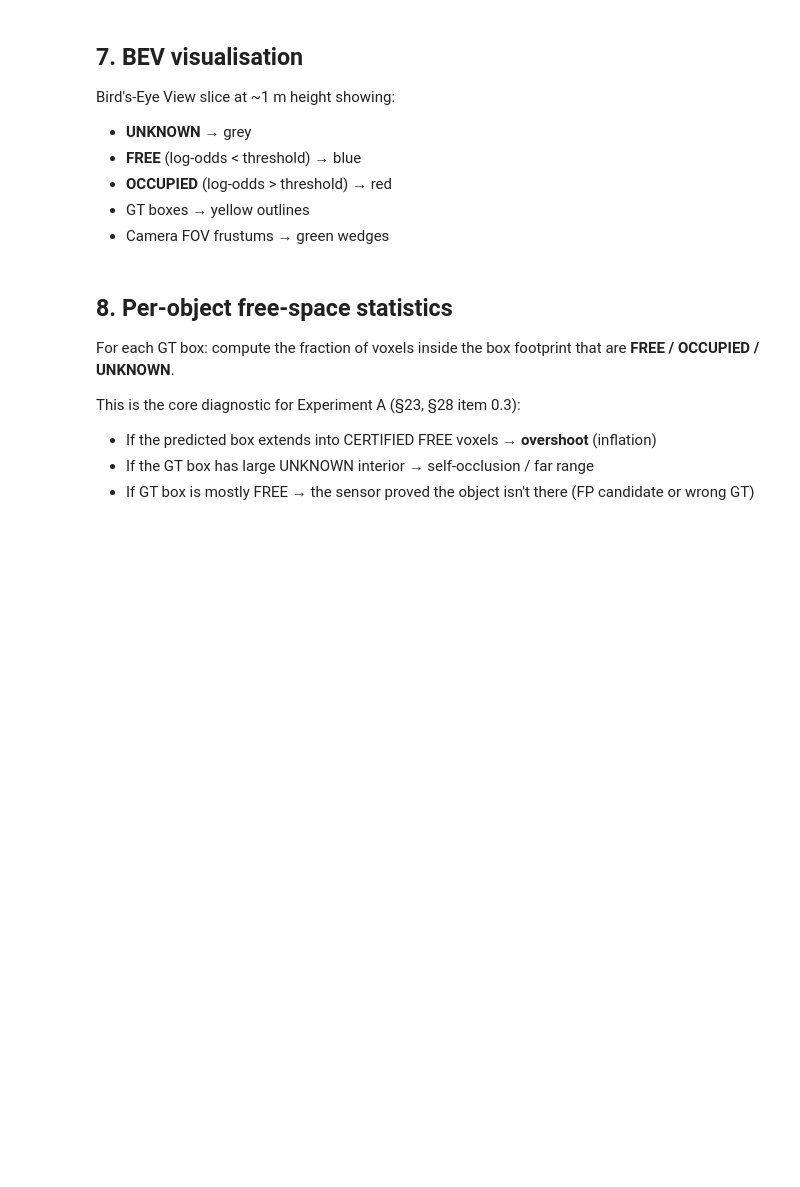
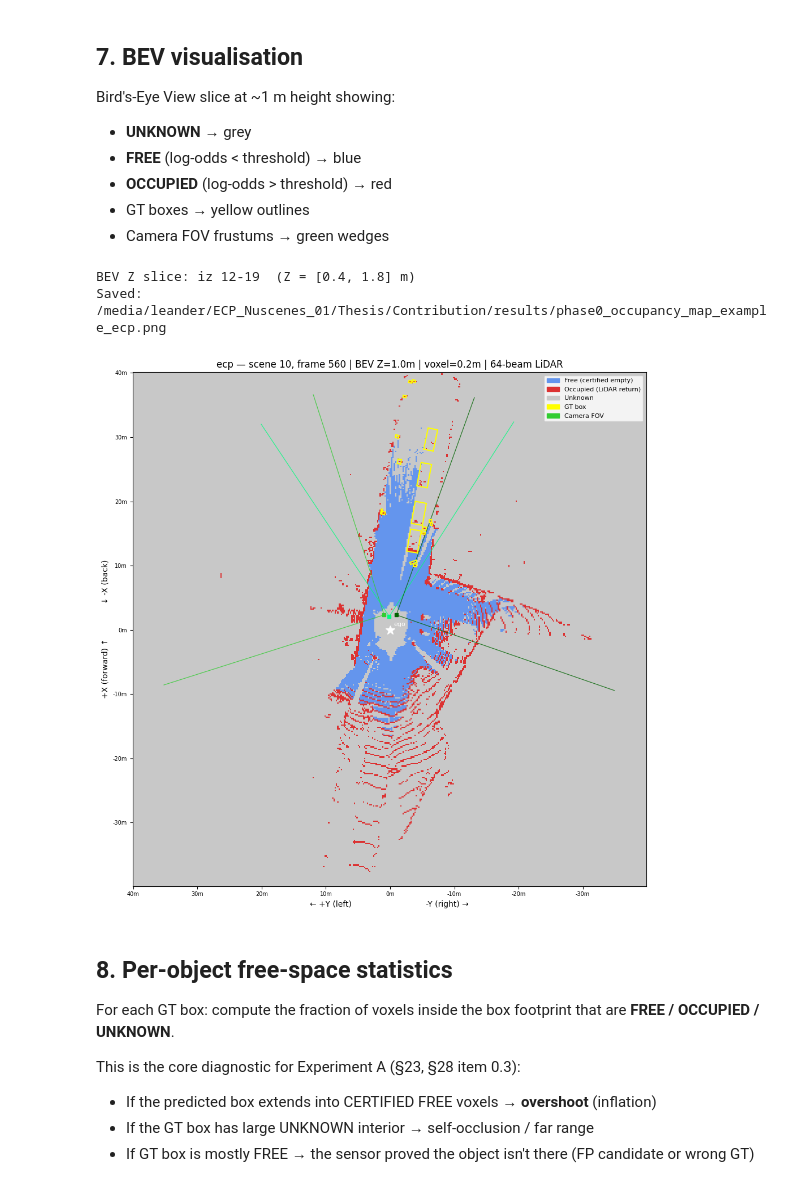
Before and after one commit to aelelito/Thesis, a Jupyter notebook: Contribution/notebooks/phase0_freespace.ipynb, the cells around one changed output. Drawn from its saved outputs; the diff is of its cells as text; code cells hidden in the pictures; blank space fills up the shorter version.

```diff
--- a/Contribution/notebooks/phase0_freespace.ipynb
+++ b/Contribution/notebooks/phase0_freespace.ipynb
@@ -32,7 +32,7 @@ DATASET = 'ecp'    # 'ecp'  or  'nuscenes_mini'
 
 # ── Per-dataset defaults ────────────────────────────────────────────────────
 if DATASET == 'ecp':
-    DATA_ROOT    = '/media/lleba/ECP_Nuscenes_01/output2/ecp2nuscenes'
+    DATA_ROOT    = '/media/leander/ECP_Nuscenes_01/output2/ecp2nuscenes'
     NUSCENES_VER = 'v1.0-trainval'
     SCENE_IDX    = 10         # GT available for scenes 10, 11, 15
     FRAME_IDX    = 560        # Set to a keyframe so GT is available
@@ -42,7 +42,7 @@ if DATASET == 'ecp':
     CAMERA       = 'CAM_FRONT'
 
 elif DATASET == 'nuscenes_mini':
-    DATA_ROOT    = '/media/lleba/ECP_Nuscenes_01/nuScenes_mini'
+    DATA_ROOT    = '/media/leander/ECP_Nuscenes_01/nuScenes_mini'
     NUSCENES_VER = 'v1.0-mini'
     SCENE_IDX    = 3          # mini has 10 scenes (0–9)
     FRAME_IDX    = 20
@@ -87,7 +87,7 @@ RAY_MAX_RANGE = 80.0   # [m] skip returns further than this (noise)
 
 # ── Paths ───────────────────────────────────────────────────────────────────
 from pathlib import Path
-DEV_ROOT = Path('/home/lleba/Thesis/Development')
+DEV_ROOT = Path('/media/leander/ECP_Nuscenes_01/Thesis')
 
 print(f'Dataset  : {DATASET}')
 print(f'Scene    : {SCENE_IDX}, Frame: {FRAME_IDX}')
@@ -728,33 +772,41 @@ for idx_cam, cam in enumerate(CAMERAS):
 
 # ── Legend + labels ────────────────────────────────────────────────────────────────
 legend_patches = [
     mpatches.Patch(color=[c/255 for c in [100,149,237]], label='Free (certified empty)'),
     mpatches.Patch(color=[c/255 for c in [220, 50, 50]], label='Occupied (LiDAR return)'),
     mpatches.Patch(color=[c/255 for c in [200,200,200]], label='Unknown'),
     mpatches.Patch(color='yellow',    label='GT box'),
     mpatches.Patch(color='limegreen', label='Camera FOV'),
 ]
 ax.legend(handles=legend_patches, loc='upper right', fontsize=8)
 ax.set_title(
     f'{DATASET} — scene {SCENE_IDX}, frame {FRAME_IDX} | '
     f'BEV Z={z_slice_center:.1f}m | voxel={VOXEL_SIZE}m | {LIDAR_LINES}-beam LiDAR'
 )
 # X-axis = Y-ego direction (col 0 = left = +Y_MAX)
 # Y-axis = X-ego direction (row 0 = forward = +X_MAX)
 ax.set_xlabel('← +Y (left)                              -Y (right) →')
 ax.set_ylabel('+X (forward) ↑              ↓ -X (back)')
 _tick_m  = 10.0
 _tick_px = int(_tick_m / VOXEL_SIZE)
 x_ticks = range(0, bev_crop.shape[1], _tick_px)
 ax.set_xticks(list(x_ticks))
 ax.set_xticklabels(
     [f'{GRID_Y_MAX - (c_lo + i)*VOXEL_SIZE:.0f}m' for i in x_ticks], fontsize=7)
 y_ticks = range(0, bev_crop.shape[0], _tick_px)
 ax.set_yticks(list(y_ticks))
 ax.set_yticklabels(
     [f'{GRID_X_MAX - (r_lo + i)*VOXEL_SIZE:.0f}m' for i in y_ticks], fontsize=7)
 plt.tight_layout()
+
+out_path = DEV_ROOT / 'Contribution' / 'results' / f'phase0_occupancy_map_example_{DATASET}.png'
+plt.savefig(out_path, dpi=150, bbox_inches='tight')
+print(f'Saved: {out_path}')
 plt.show()
+# %% [output]
+BEV Z slice: iz 12-19  (Z = [0.4, 1.8] m)
+Saved: /media/leander/ECP_Nuscenes_01/Thesis/Contribution/results/phase0_occupancy_map_example_ecp.png
+[figure, added]
 # %% [markdown]
 ## 8. Per-object free-space statistics
 
```
Also changed, not shown: parts of 33 cells of this notebook, 10 other files.
